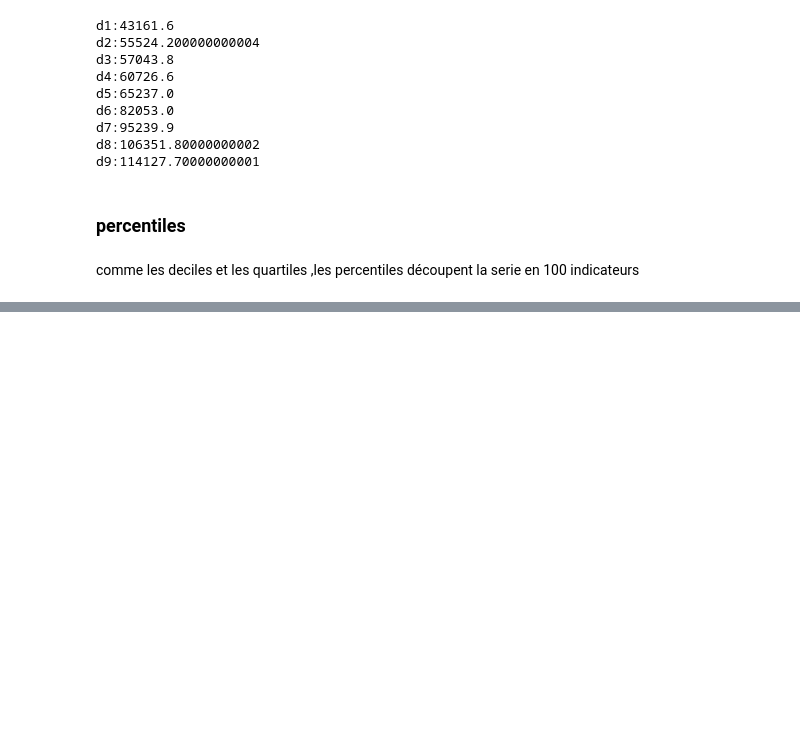
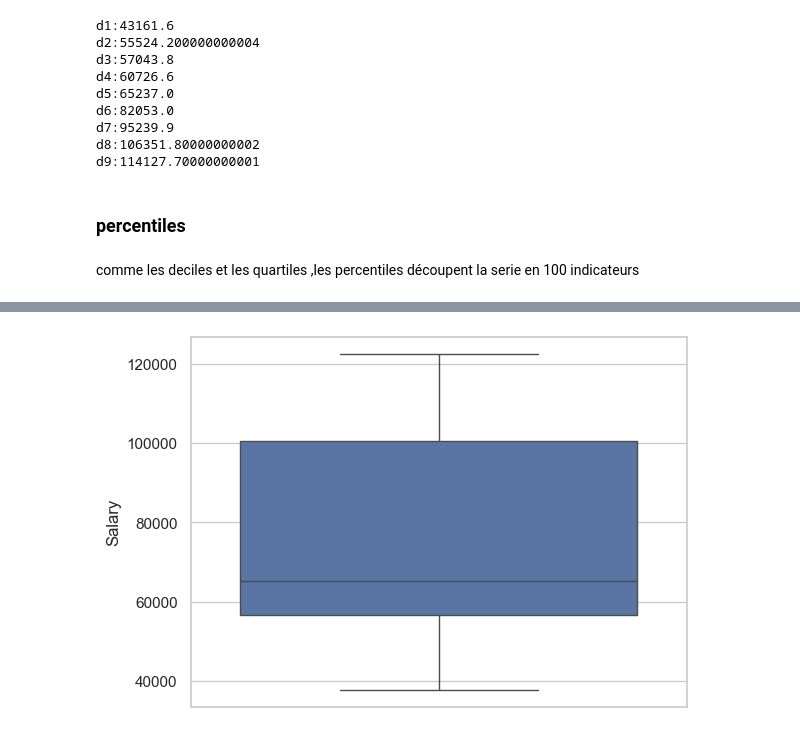
Before and after one commit to geniruphin-junior/statistics-in-python, a Jupyter notebook: pratque.ipynb, the cells around one changed output, grey strips where cells are left out. Drawn from its saved outputs; the diff is of its cells as text; code cells hidden in the pictures; blank space fills up the shorter version.

```diff
--- a/pratque.ipynb
+++ b/pratque.ipynb
@@ -226,0 +242,7 @@ d100 : 122391.0
+# %%
+# boxplot
+plt.figure()
+sns.boxplot(cible)
+plt.show()
+# %% [output]
+[figure, added]
```
Also changed, not shown: parts of 5 cells of this notebook.
